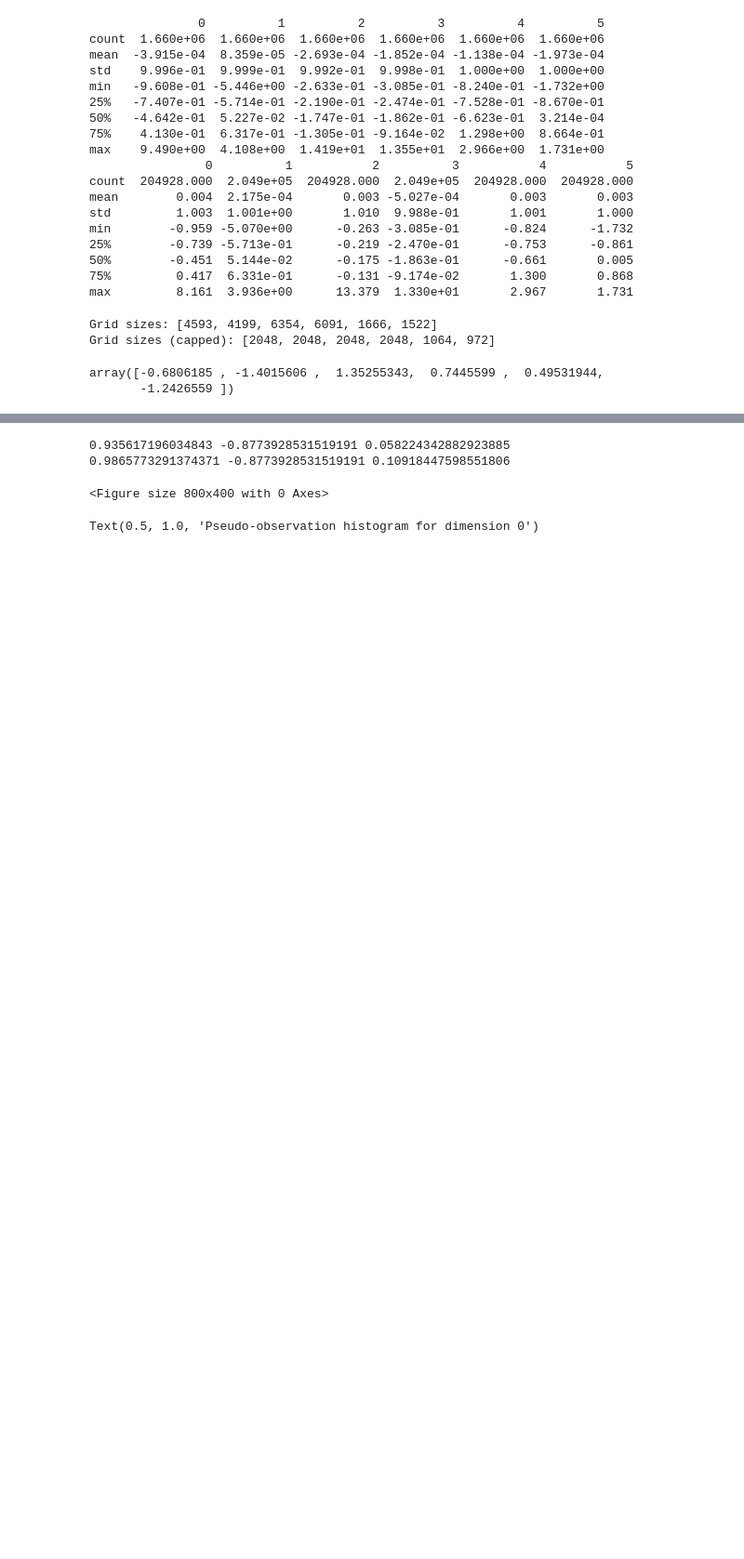
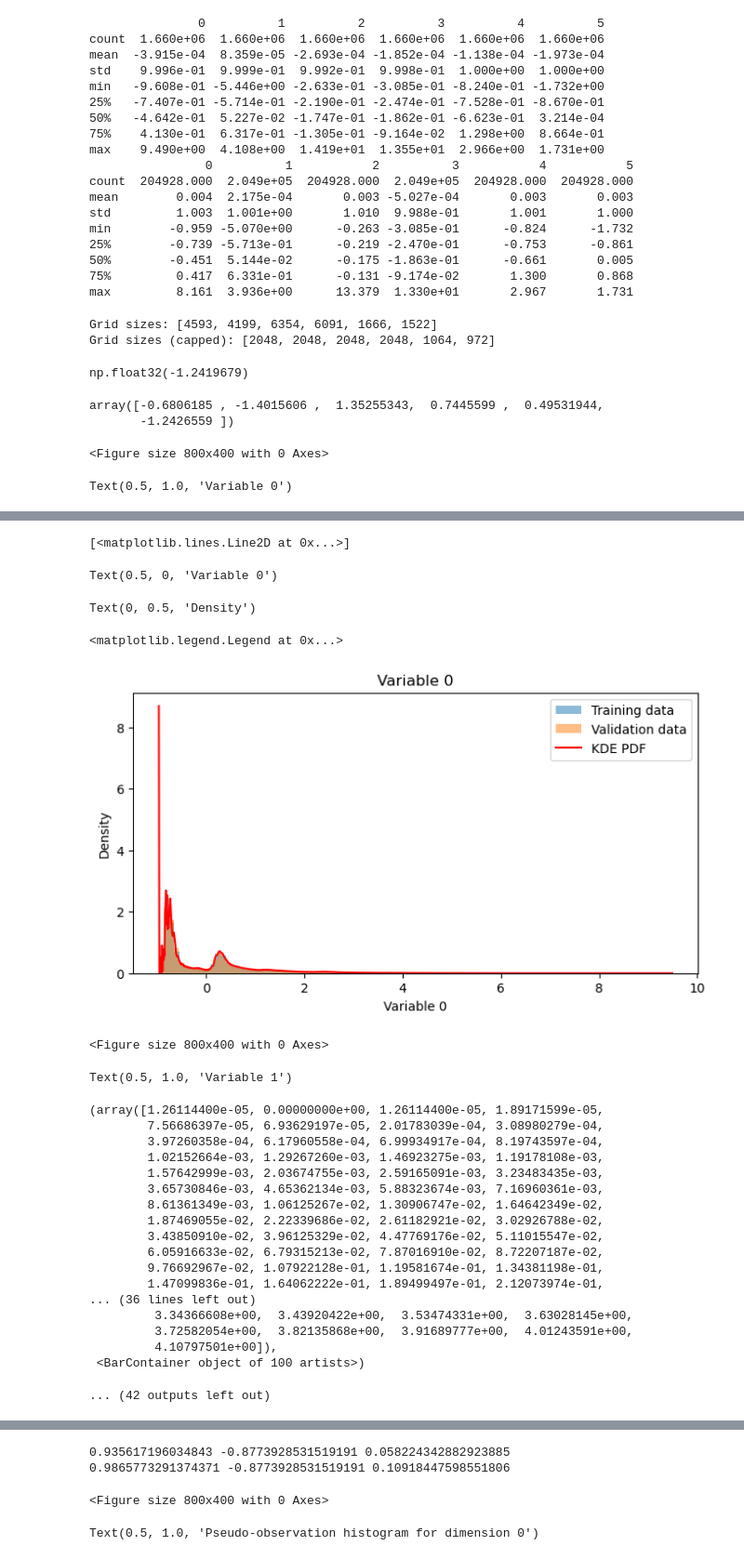
Before and after one commit to vinecopulib/pyvinecopulib, a Jupyter notebook: examples/forests/uci.ipynb, the cells around one changed output, grey strips where cells are left out. Shown: that part at 93% size. Saved outputs shown, nothing was run; the diff lists cells and outputs as text; code cells hidden in the pictures; blank space fills up the shorter version.

```diff
--- a/examples/forests/uci.ipynb
+++ b/examples/forests/uci.ipynb
@@ -261,6 +264,10 @@ print("Grid sizes (capped):", grid_sizes_1d_cap)
 # %% [output]
 Grid sizes: [4593, 4199, 6354, 6091, 1666, 1522]
 Grid sizes (capped): [2048, 2048, 2048, 2048, 1064, 972]
+# %%
+np.log(1 / (x_trn[:, 5].max() - x_trn[:, 5].min()))
+# %% [output]
+np.float32(-1.2419679)
 # %%
 # grid_size = [
 #   grid_size_1d(
@@ -361,20 +368,23 @@ u_trn = np.column_stack([margins[i].cdf(x_trn[:, i]) for i in range(d)])
 u_val = np.column_stack([margins[i].cdf(x_val[:, i]) for i in range(d)])
 u_tst = np.column_stack([margins[i].cdf(x_tst[:, i]) for i in range(d)])
 # %%
-# for i in range(d):
-#   plt.figure(figsize=(8, 4))
-#   plt.title(f"Variable {i}")
-#   plt.hist(
-#     x_trn[:, i], bins=100, density=True, alpha=0.5, label="Training data"
-#   )
-#   plt.hist(
-#     x_val[:, i], bins=100, density=True, alpha=0.5, label="Validation data"
-#   )
-#   x = np.linspace(
-#     margins[i].grid_points.min(), margins[i].grid_points.max(), 1000
-#   )
-#   plt.plot(x, margins[i].pdf(x), label="KDE PDF", color="red")
-#   plt.xlabel(f"Variable {i}")
-#   plt.ylabel("Density")
-#   plt.legend()
-#   plt.show()
+for i in range(d):
+  plt.figure(figsize=(8, 4))
+  plt.title(f"Variable {i}")
+  plt.hist(
+    x_trn[:, i], bins=100, density=True, alpha=0.5, label="Training data"
+  )
+  plt.hist(
+    x_val[:, i], bins=100, density=True, alpha=0.5, label="Validation data"
+  )
+  x = np.linspace(
+    margins[i].grid_points.min(), margins[i].grid_points.max(), 1000
+  )
+  plt.plot(x, margins[i].pdf(x), label="KDE PDF", color="red")
+  plt.xlabel(f"Variable {i}")
+  plt.ylabel("Density")
+  plt.legend()
+  plt.show()
+# %% [output]
+<Figure size 800x400 with 0 Axes>
+Text(0.5, 1.0, 'Variable 0')
@@ -381,3 +425,28 @@ u_tst = np.column_stack([margins[i].cdf(x_tst[:, i]) for i in range(d)])
+[<matplotlib.lines.Line2D at 0x...>]
+Text(0.5, 0, 'Variable 0')
+Text(0, 0.5, 'Density')
+<matplotlib.legend.Legend at 0x...>
+[figure, added]
+<Figure size 800x400 with 0 Axes>
+Text(0.5, 1.0, 'Variable 1')
+(array([1.26114400e-05, 0.00000000e+00, 1.26114400e-05, 1.89171599e-05,
+        7.56686397e-05, 6.93629197e-05, 2.01783039e-04, 3.08980279e-04,
+        3.97260358e-04, 6.17960558e-04, 6.99934917e-04, 8.19743597e-04,
+        1.02152664e-03, 1.29267260e-03, 1.46923275e-03, 1.19178108e-03,
+        1.57642999e-03, 2.03674755e-03, 2.59165091e-03, 3.23483435e-03,
+        3.65730846e-03, 4.65362134e-03, 5.88323674e-03, 7.16960361e-03,
+        8.61361349e-03, 1.06125267e-02, 1.30906747e-02, 1.64642349e-02,
+        1.87469055e-02, 2.22339686e-02, 2.61182921e-02, 3.02926788e-02,
+        3.43850910e-02, 3.96125329e-02, 4.47769176e-02, 5.11015547e-02,
+        6.05916633e-02, 6.79315213e-02, 7.87016910e-02, 8.72207187e-02,
+        9.76692967e-02, 1.07922128e-01, 1.19581674e-01, 1.34381198e-01,
+        1.47099836e-01, 1.64062222e-01, 1.89499497e-01, 2.12073974e-01,
+... (36 lines left out)
+         3.34366608e+00,  3.43920422e+00,  3.53474331e+00,  3.63028145e+00,
+         3.72582054e+00,  3.82135868e+00,  3.91689777e+00,  4.01243591e+00,
+         4.10797501e+00]),
+ <BarContainer object of 100 artists>)
+... (42 outputs left out)
 # %%
 # i = 0
 # multiplier = [1e-9, 1e-8, 1e-7, 1e-6, 1e-5, 1e-4, 1e-3, 1e-2, 1e-1, 1, 10]
```
Also changed, not shown: parts of 7 cells of this notebook, 1 other file.
